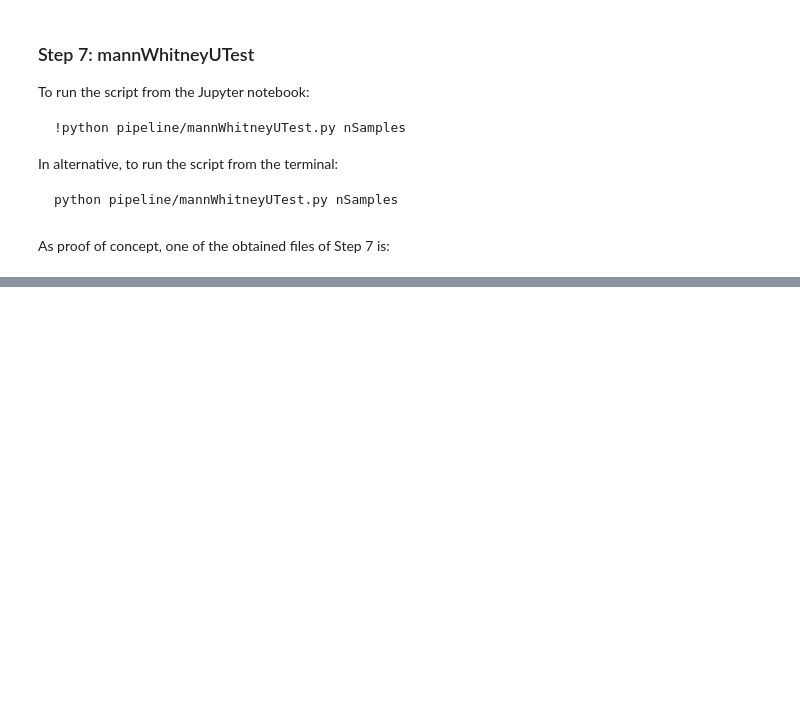
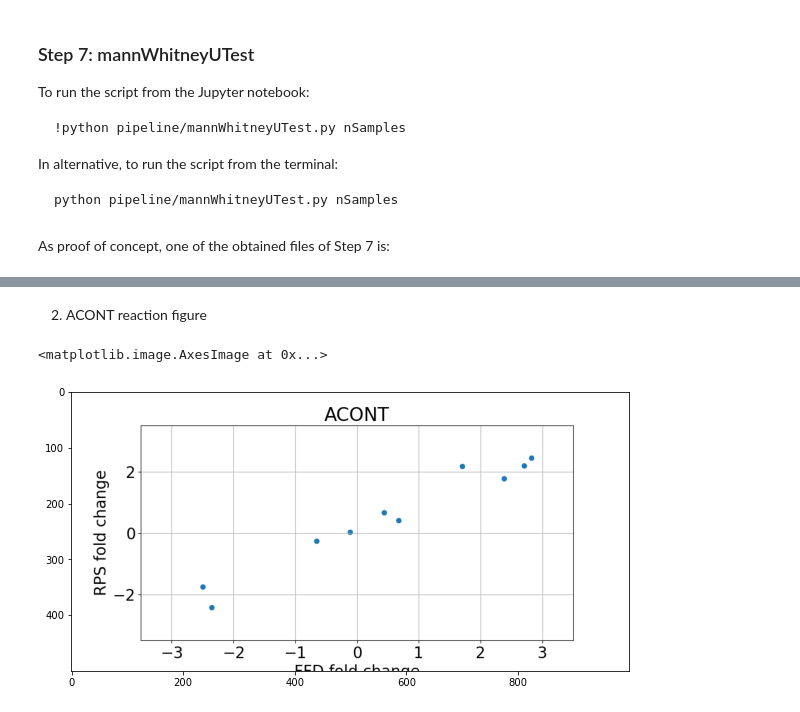
Before and after one commit to qLSLab/integrate, a Jupyter notebook: tutorial_integrate.ipynb, the cells around one changed output, grey strips where cells are left out. Drawn from its saved outputs; the diff is of its cells as text; code cells hidden in the pictures; blank space fills up the shorter version.

```diff
--- a/tutorial_integrate.ipynb
+++ b/tutorial_integrate.ipynb
@@ -225,0 +401,13 @@ dfOutput1.head()
+# %% [markdown]
+2. ACONT reaction figure
+# %%
+import matplotlib.image as img
+import matplotlib.pyplot as plt
+im = img.imread(os.path.join(FIGUREDIR, 'ACONT_reaction.png'))
+
+# show image
+plt.figure(figsize=(10,10))
+plt.imshow(im)
+# %% [output]
+<matplotlib.image.AxesImage at 0x...>
+[figure, added]
```
Also changed, not shown: parts of 37 cells of this notebook.
